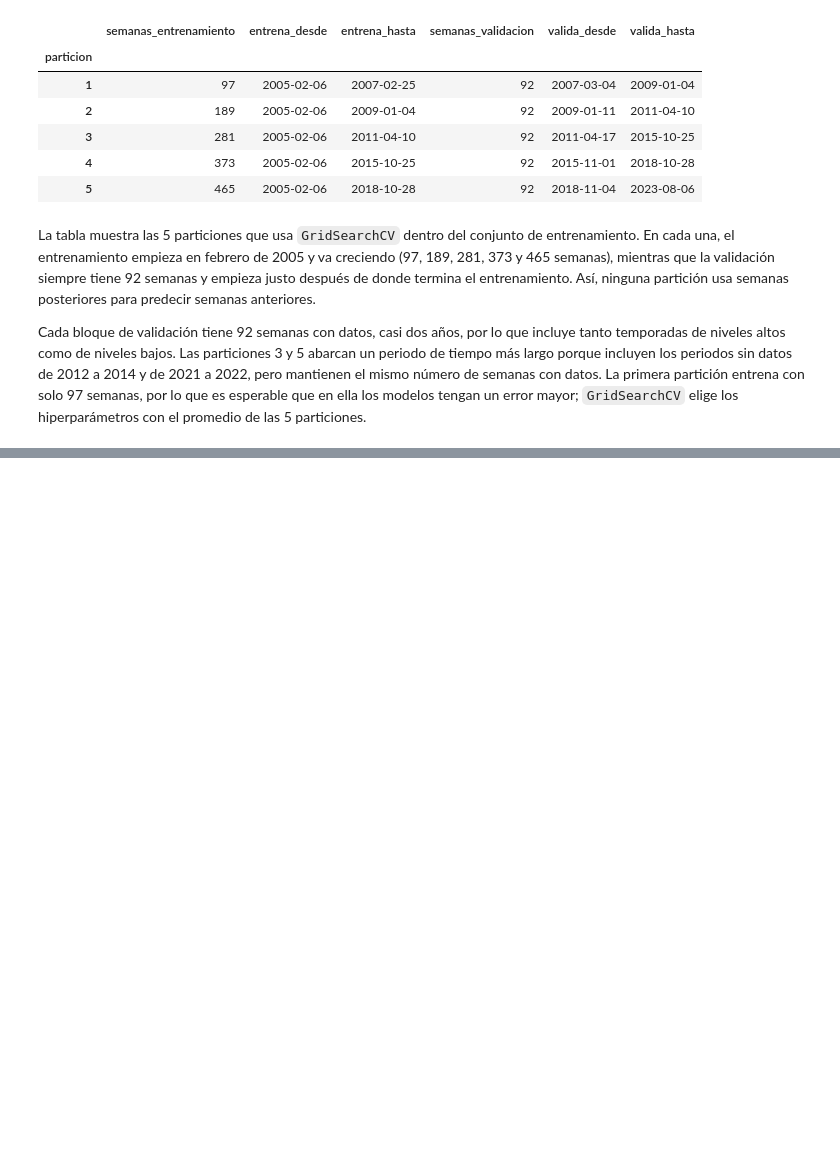
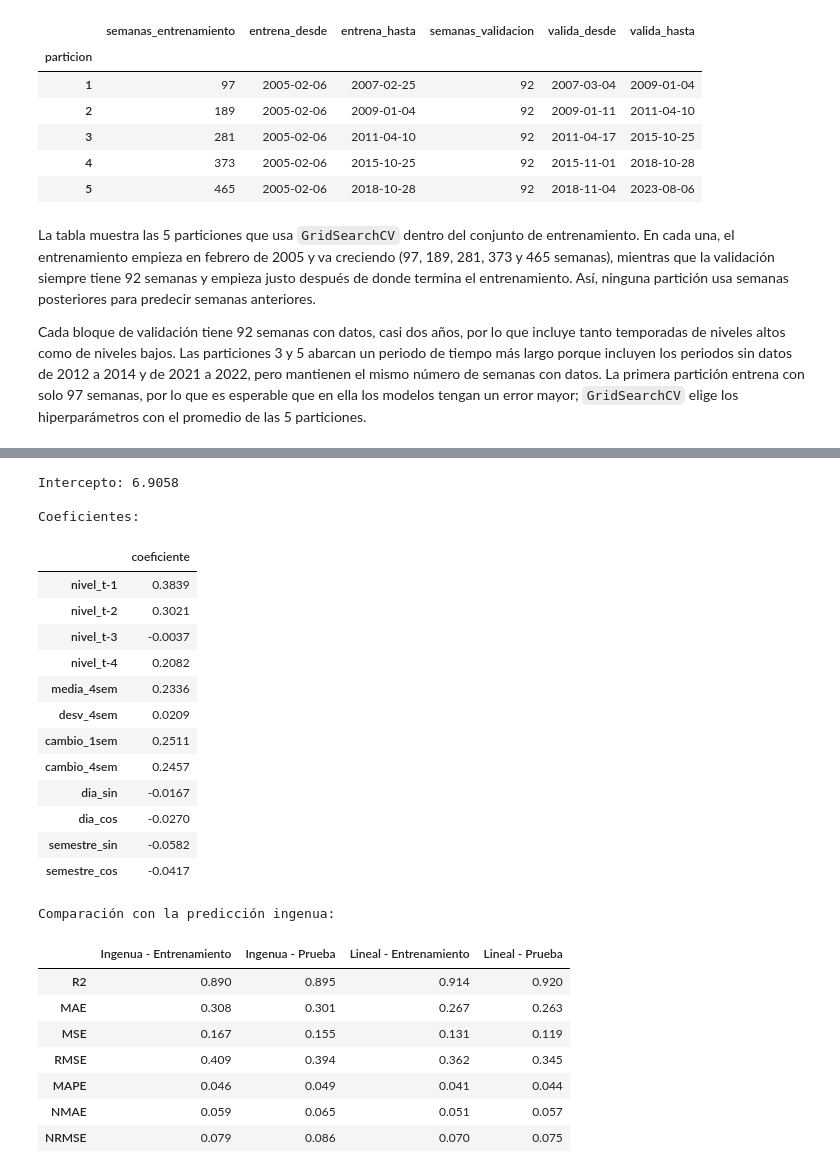
Before and after one commit to AlfonsoMSDL/Proyecto-Aprendizaje-Supervizado-IA, a Jupyter notebook: PromedioNivelMax.ipynb, the cells around one changed output, grey strips where cells are left out. Drawn from its saved outputs; the diff is of its cells as text; code cells hidden in the pictures; blank space fills up the shorter version.

```diff
--- a/PromedioNivelMax.ipynb
+++ b/PromedioNivelMax.ipynb
@@ -1399,0 +1444,47 @@ def graficar_predicciones(nombre_modelo, predicciones_prueba):
+# %%
+modelo_lineal = LinearRegression()
+modelo_lineal.fit(X_train_esc, y_train)
+
+pred_lineal_train = modelo_lineal.predict(X_train_esc)
+pred_lineal = modelo_lineal.predict(X_test_esc)
+
+metricas_lineal_train = evaluar_modelo(y_train, pred_lineal_train)
+metricas_lineal = evaluar_modelo(y_test, pred_lineal)
+
+print("Intercepto:", round(modelo_lineal.intercept_, 4))
+print("\nCoeficientes:")
+display(pd.Series(modelo_lineal.coef_, index=X_train_esc.columns).round(4).to_frame("coeficiente"))
+
+print("Comparación con la predicción ingenua:")
+display(pd.DataFrame({
+    "Ingenua - Entrenamiento": metricas_ingenua_train,
+    "Ingenua - Prueba": metricas_ingenua,
+    "Lineal - Entrenamiento": metricas_lineal_train,
+    "Lineal - Prueba": metricas_lineal,
+}).round(3))
+# %% [output]
+Intercepto: 6.9058
+
+Coeficientes:
+|  | coeficiente |
+| nivel_t-1 | 0.3839 |
+| nivel_t-2 | 0.3021 |
+| nivel_t-3 | -0.0037 |
+| nivel_t-4 | 0.2082 |
+| media_4sem | 0.2336 |
+| desv_4sem | 0.0209 |
+| cambio_1sem | 0.2511 |
+| cambio_4sem | 0.2457 |
+| dia_sin | -0.0167 |
+| dia_cos | -0.0270 |
+| semestre_sin | -0.0582 |
+| semestre_cos | -0.0417 |
+Comparación con la predicción ingenua:
+|  | Ingenua - Entrenamiento | Ingenua - Prueba | Lineal - Entrenamiento | Lineal - Prueba |
+| R2 | 0.890 | 0.895 | 0.914 | 0.920 |
+| MAE | 0.308 | 0.301 | 0.267 | 0.263 |
+| MSE | 0.167 | 0.155 | 0.131 | 0.119 |
+| RMSE | 0.409 | 0.394 | 0.362 | 0.345 |
+| MAPE | 0.046 | 0.049 | 0.041 | 0.044 |
+| NMAE | 0.059 | 0.065 | 0.051 | 0.057 |
+| NRMSE | 0.079 | 0.086 | 0.070 | 0.075 |
```
Also changed, not shown: parts of 7 cells of this notebook.
